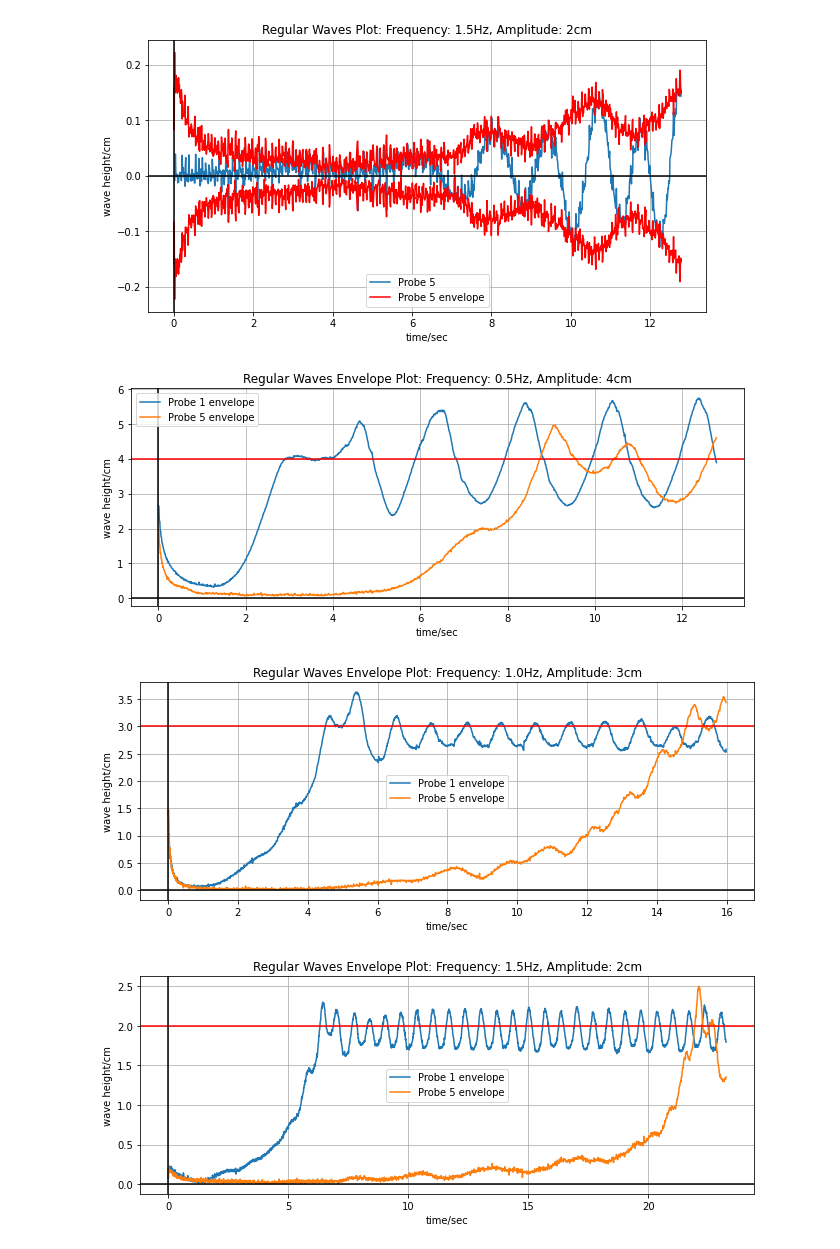
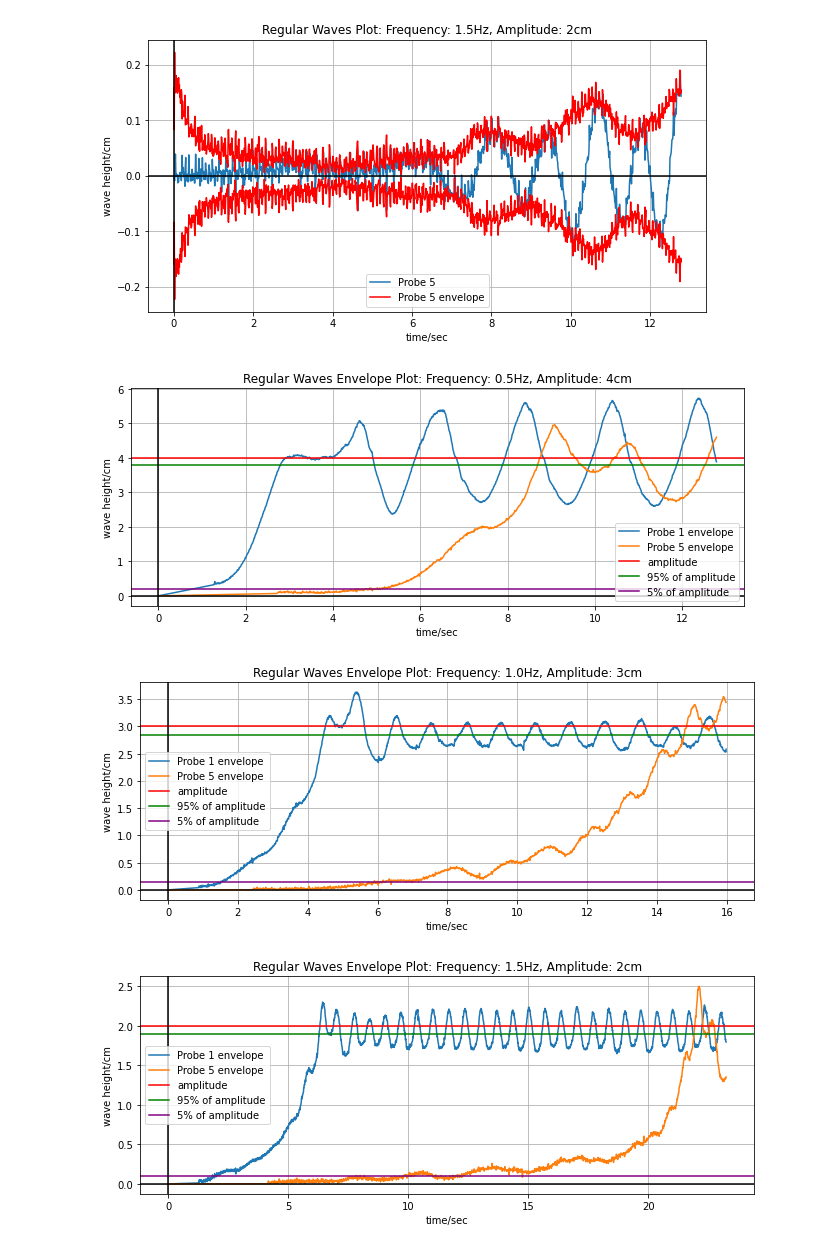
Before and after one commit to nathalex/Wave-Flume-Lab-Report, a Jupyter notebook: Jupyter-Notebook/envelope.ipynb, the cells around one changed output. Cells and saved outputs as stored; diff of their text form; code cells hidden in the pictures.

Commit message:
Finished Measured Data Calculations for q6-7

```diff
--- a/Jupyter-Notebook/envelope.ipynb
+++ b/Jupyter-Notebook/envelope.ipynb
@@ -40,6 +40,11 @@ def plot_waves(data_list, frequency, amplitude,chunk,probe):
     plt.axvline(x=0, color='k')
     plt.savefig("../graphs/" + filename + "Probe" + str(probe) + "Envelope.png")
     plt.show()
+# %%
+def find_crossing(data, num):
+    for i in range(2,len(data)-1):
+        if (data[i] == num) or (data[i - 1] < num < data[i]):
+            return i
 # %%
 def get_envelopes(data_list,frequency, amplitude,chunk):
     beginning = int(len(data_list[0])/chunk)
@@ -51,17 +56,31 @@ def get_envelopes(data_list,frequency, amplitude,chunk):
     plt.ylabel("wave height/cm")
     analytic_signal_1 = hilbert(data_list[1][1:])
     amplitude_envelope_1 = np.abs(analytic_signal_1)
+    lowest_1 = (np.where(amplitude_envelope_1 == np.amin(amplitude_envelope_1)))[0][0]
+    envelope_1 = np.append(np.arange(0,np.amin(amplitude_envelope_1),np.amin(amplitude_envelope_1)/lowest_1),amplitude_envelope_1[lowest_1:])
     analytic_signal_5 = hilbert(data_list[5][1:])
     amplitude_envelope_5 = np.abs(analytic_signal_5)
-    plt.plot(data_list[0][1:beginning],amplitude_envelope_1[1:beginning],label="Probe 1 envelope")
-    plt.plot(data_list[0][1:beginning],amplitude_envelope_5[1:beginning],label="Probe 5 envelope")
-    plt.legend()
+    lowest_5 = (np.where(amplitude_envelope_5 == np.amin(amplitude_envelope_5)))[0][0]
+    envelope_5 = np.append(np.arange(0,np.amin(amplitude_envelope_5),np.amin(amplitude_envelope_5)/lowest_5),amplitude_envelope_5[lowest_5:])
+    plt.plot(data_list[0][1:beginning],envelope_1[1:beginning],label="Probe 1 envelope")
+    plt.plot(data_list[0][1:beginning],envelope_5[1:beginning],label="Probe 5 envelope")
     plt.grid(True, which='both')
     plt.axhline(y=0, color='k')
-    plt.axhline(y=amplitude,color="red")
+    plt.axhline(y=amplitude,color="red",label="amplitude")
+    plt.axhline(y=0.95*amplitude,color="green",label="95% of amplitude")
+    plt.axhline(y=0.05*amplitude,color="purple",label="5% of amplitude")
     plt.axvline(x=0, color='k')
+    plt.legend()
     plt.savefig("../graphs/" + filename + "Probes1and5Envelope.png")
     plt.show()
+    five_percent_1 = data_list[0][find_crossing(envelope_1, 0.05*amplitude)]
+    five_percent_5 = data_list[0][find_crossing(envelope_5, 0.05*amplitude)]
+    ninetyfive_percent_1 = data_list[0][find_crossing(envelope_1, 0.95*amplitude)]
+    ninetyfive_percent_5 = data_list[0][find_crossing(envelope_5, 0.95*amplitude)]
+    CM5 = 8/(five_percent_5 - five_percent_1)
+    CM95 = 8/(ninetyfive_percent_5 - ninetyfive_percent_1)
+    # print("five_percent_1 = {}; five_percent_5 = {}, ninetyfive_percent_1 = {}, ninetyfive_percent_5 = {}".format(five_percent_1,five_percent_5,ninetyfive_percent_1,ninetyfive_percent_5))
+    return ((five_percent_1, five_percent_5,ninetyfive_percent_1, ninetyfive_percent_5), (CM5, CM95))
 # %%
 waves1 = get_waves(0.5,4)
 waves2 = get_waves(1.0,3)
@@ -81,10 +100,10 @@ plot_waves(waves3, 1.5,2,5,5)
 [figure]
 [figure]
 # %%
-get_envelopes(waves1,0.5,4,5)
-get_envelopes(waves2,1.0,3,4)
-get_envelopes(waves3,1.5,2,2.75)
+wave1vals = get_envelopes(waves1,0.5,4,5)
+wave2vals = get_envelopes(waves2,1.0,3,4)
+wave3vals = get_envelopes(waves3,1.5,2,2.75)
 # %% [output]
-[figure, old version]
+[figure, new version]
-[figure, old version]
+[figure, new version]
-[figure, old version]
+[figure, new version]
```
Also changed, not shown: 13 other files.
